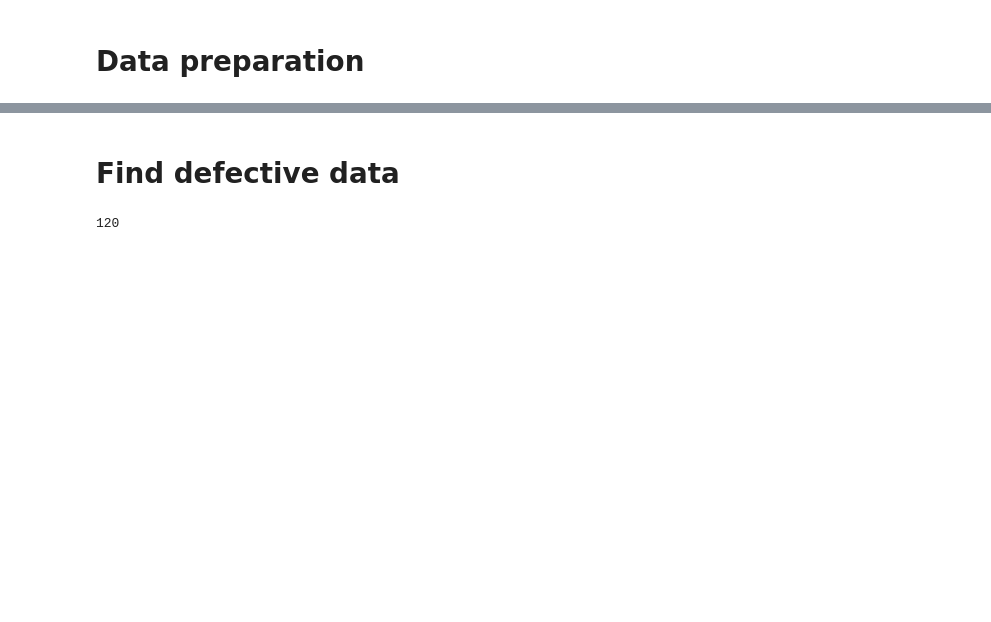
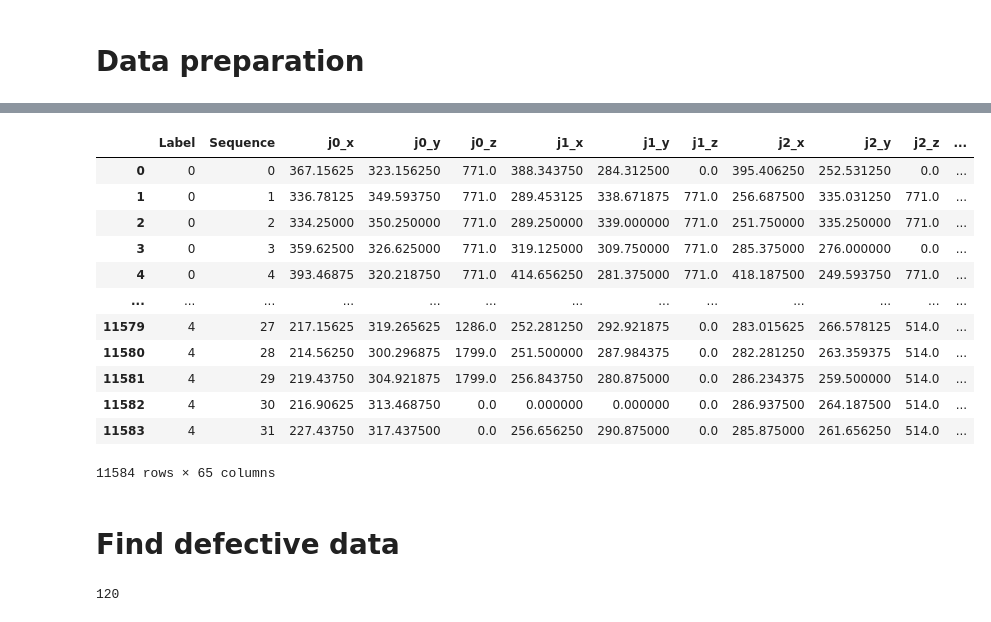
Before and after one commit to Mario-td/Hand-Gesture-Classification-with-Tensorflow-2.0, a Jupyter notebook: DataPreparation.ipynb, the cells around one changed output, grey strips where cells are left out. Saved outputs shown, nothing was run; the diff lists cells and outputs as text; code cells hidden in the pictures; blank space fills up the shorter version.

```diff
--- a/DataPreparation.ipynb
+++ b/DataPreparation.ipynb
@@ -14,6 +18,22 @@ drive.mount('/content/drive')
 # %%
 # Path to the files
 path = '/content/drive/My Drive/MastersThesis/Dataset/'
-df_3D = pd.read_csv(path + '/HandGesture3D.csv')
+df_train3D = pd.read_csv(path + '/TrainingSet3D.csv')
+df_test3D = pd.read_csv(path + '/TestSet3D.csv')
+df_test3D
+# %% [output]
+|  | Label | Sequence | j0_x | j0_y | j0_z | j1_x | j1_y | j1_z | j2_x | j2_y | j2_z | ... |
+| 0 | 0 | 0 | 367.15625 | 323.156250 | 771.0 | 388.343750 | 284.312500 | 0.0 | 395.406250 | 252.531250 | 0.0 | ... |
+| 1 | 0 | 1 | 336.78125 | 349.593750 | 771.0 | 289.453125 | 338.671875 | 771.0 | 256.687500 | 335.031250 | 771.0 | ... |
+| 2 | 0 | 2 | 334.25000 | 350.250000 | 771.0 | 289.250000 | 339.000000 | 771.0 | 251.750000 | 335.250000 | 771.0 | ... |
+| 3 | 0 | 3 | 359.62500 | 326.625000 | 771.0 | 319.125000 | 309.750000 | 771.0 | 285.375000 | 276.000000 | 0.0 | ... |
+| 4 | 0 | 4 | 393.46875 | 320.218750 | 771.0 | 414.656250 | 281.375000 | 771.0 | 418.187500 | 249.593750 | 771.0 | ... |
+| ... | ... | ... | ... | ... | ... | ... | ... | ... | ... | ... | ... | ... |
+| 11579 | 4 | 27 | 217.15625 | 319.265625 | 1286.0 | 252.281250 | 292.921875 | 0.0 | 283.015625 | 266.578125 | 514.0 | ... |
+| 11580 | 4 | 28 | 214.56250 | 300.296875 | 1799.0 | 251.500000 | 287.984375 | 0.0 | 282.281250 | 263.359375 | 514.0 | ... |
+| 11581 | 4 | 29 | 219.43750 | 304.921875 | 1799.0 | 256.843750 | 280.875000 | 0.0 | 286.234375 | 259.500000 | 514.0 | ... |
+| 11582 | 4 | 30 | 216.90625 | 313.468750 | 0.0 | 0.000000 | 0.000000 | 0.0 | 286.937500 | 264.187500 | 514.0 | ... |
+| 11583 | 4 | 31 | 227.43750 | 317.437500 | 0.0 | 256.656250 | 290.875000 | 0.0 | 285.875000 | 261.656250 | 514.0 | ... |
+11584 rows × 65 columns
 # %%
 # Gets the number of steps per sample
```
Also changed, not shown: parts of 13 cells of this notebook.
